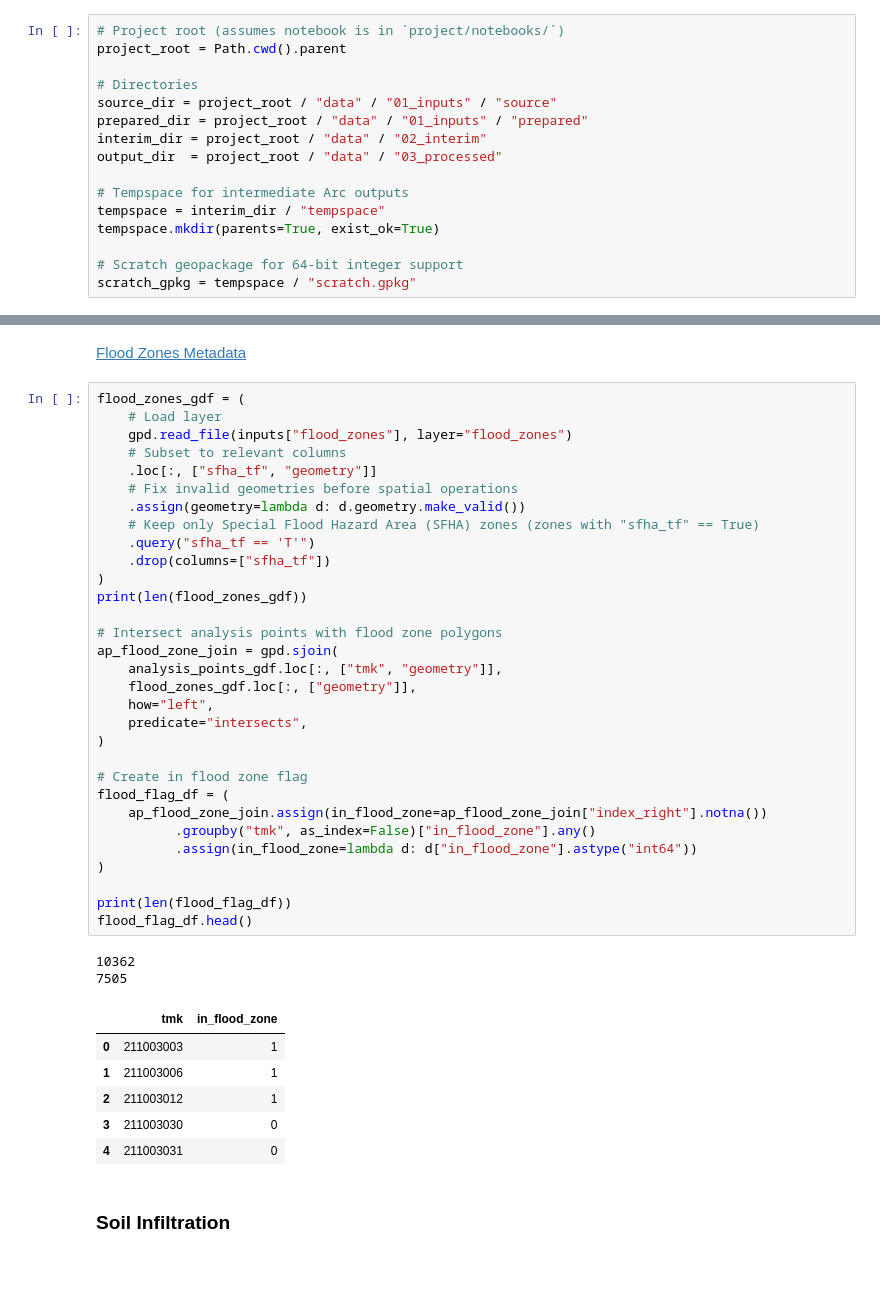
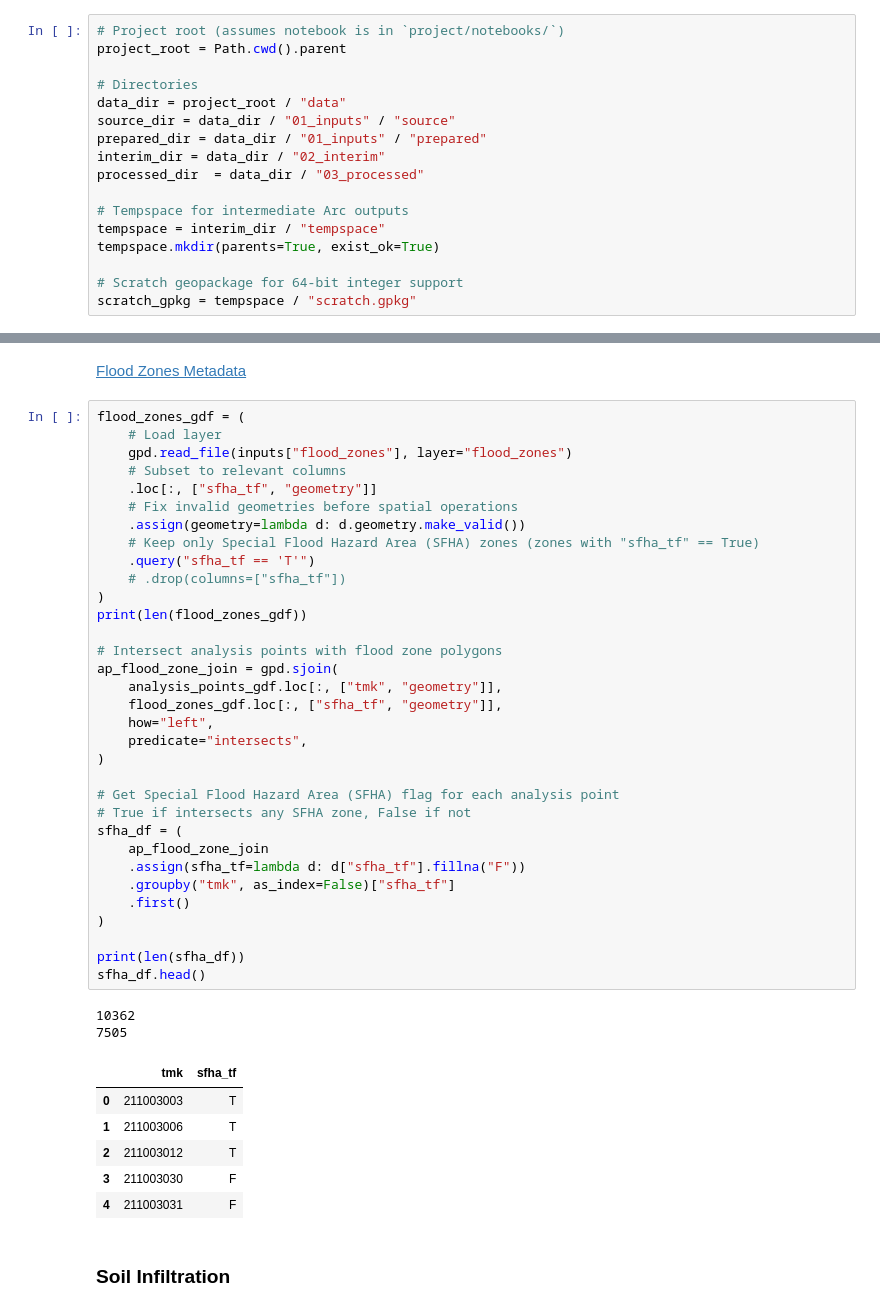
Before and after one commit to cshuler/HiOSDS-TechSuitabilityAnalysis, a Jupyter notebook: notebooks/02_built_mpat.ipynb, the cells around one changed output, grey strips where cells are left out. Saved outputs shown, nothing was run; the diff lists cells and outputs as text; blank space fills up the shorter version.

```diff
--- a/notebooks/02_built_mpat.ipynb
+++ b/notebooks/02_built_mpat.ipynb
@@ -62,10 +59,11 @@ UNIT_CONVERSIONS: dict[tuple[str, str], float] = {
 project_root = Path.cwd().parent
 
 # Directories
-source_dir = project_root / "data" / "01_inputs" / "source"
-prepared_dir = project_root / "data" / "01_inputs" / "prepared"
-interim_dir = project_root / "data" / "02_interim"
-output_dir  = project_root / "data" / "03_processed"
+data_dir = project_root / "data"
+source_dir = data_dir / "01_inputs" / "source"
+prepared_dir = data_dir / "01_inputs" / "prepared"
+interim_dir = data_dir / "02_interim"
+processed_dir  = data_dir / "03_processed"
 
 # Tempspace for intermediate Arc outputs
 tempspace = interim_dir / "tempspace"
@@ -406,43 +401,45 @@ Values of 0.0 mean the analysis point falls within an SMA. For points outside of
 # %%
 flood_zones_gdf = (
     # Load layer
     gpd.read_file(inputs["flood_zones"], layer="flood_zones")
     # Subset to relevant columns
     .loc[:, ["sfha_tf", "geometry"]]
     # Fix invalid geometries before spatial operations
     .assign(geometry=lambda d: d.geometry.make_valid())
     # Keep only Special Flood Hazard Area (SFHA) zones (zones with "sfha_tf" == True)
     .query("sfha_tf == 'T'")
-    .drop(columns=["sfha_tf"])
+    # .drop(columns=["sfha_tf"])
 )
 print(len(flood_zones_gdf))
 
 # Intersect analysis points with flood zone polygons
 ap_flood_zone_join = gpd.sjoin(
     analysis_points_gdf.loc[:, ["tmk", "geometry"]],
-    flood_zones_gdf.loc[:, ["geometry"]],
+    flood_zones_gdf.loc[:, ["sfha_tf", "geometry"]],
     how="left",
     predicate="intersects",
 )
 
-# Create in flood zone flag
-flood_flag_df = (
-    ap_flood_zone_join.assign(in_flood_zone=ap_flood_zone_join["index_right"].notna())
-          .groupby("tmk", as_index=False)["in_flood_zone"].any()
-          .assign(in_flood_zone=lambda d: d["in_flood_zone"].astype("int64"))
+# Get Special Flood Hazard Area (SFHA) flag for each analysis point
+# True if intersects any SFHA zone, False if not
+sfha_df = (
+    ap_flood_zone_join
+    .assign(sfha_tf=lambda d: d["sfha_tf"].fillna("F"))
+    .groupby("tmk", as_index=False)["sfha_tf"]
+    .first()
 )
 
-print(len(flood_flag_df))
-flood_flag_df.head()
+print(len(sfha_df))
+sfha_df.head()
 # %% [output]
 10362
 7505
-|  | tmk | in_flood_zone |
-| 0 | 211003003 | 1 |
-| 1 | 211003006 | 1 |
-| 2 | 211003012 | 1 |
-| 3 | 211003030 | 0 |
-| 4 | 211003031 | 0 |
+|  | tmk | sfha_tf |
+| 0 | 211003003 | T |
+| 1 | 211003006 | T |
+| 2 | 211003012 | T |
+| 3 | 211003030 | F |
+| 4 | 211003031 | F |
 # %% [markdown]
 ### Soil Infiltration
 # %%
```
Also changed, not shown: parts of 11 cells of this notebook, 11 other files.
